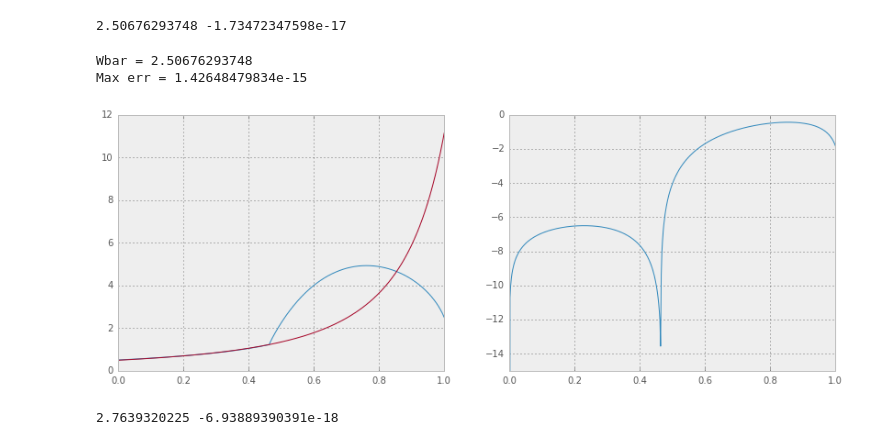
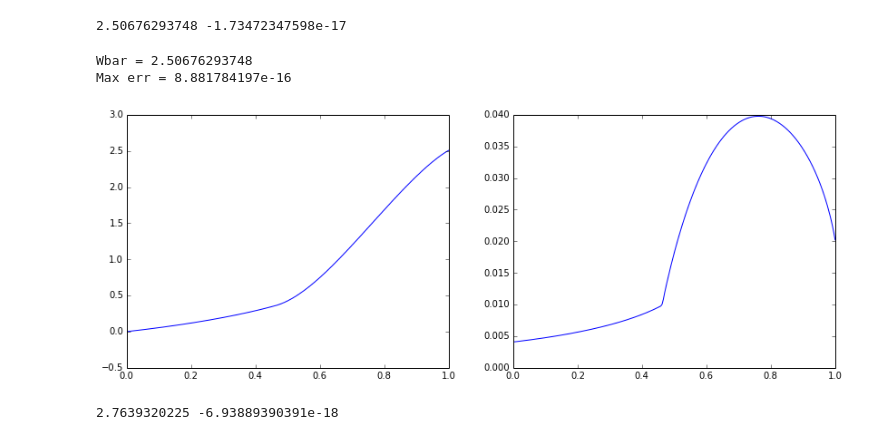
Before and after one commit to iamlemec/meteo, a Jupyter notebook: Meteo.ipynb, the cells around one changed output. Saved outputs shown, nothing was run; the diff lists cells and outputs as text; code cells hidden in the pictures.

```diff
--- a/Meteo.ipynb
+++ b/Meteo.ipynb
@@ -107,7 +107,7 @@ xgrid = (Wbar/(gamma*c))**(1/(gamma-1))*np.ones_like(qgrid)
 
 (t_path,par_path,var_path) = mod_de3.homotopy_bde({"tau":0.0,"g":0.0},{"tau":tau,"g":g},
                                                   {"Wbar":Wbar,"W":[Wgrid,Wpgrid],"x":xgrid},
-                                                  solve=False,output=False,delt=0.1,max_step=1000,max_newton=10)
+                                                  solve=False,output=False,delt=0.05,max_step=1000,max_newton=10)
 
 parf_dict = mod_de3.array_to_dict(par_path[-1],mod_de3.par_info,mod_de3.par_sizes)
 varf_dict = mod_de3.array_to_dict(var_path[-1],mod_de3.var_info,mod_de3.var_sizes)
@@ -116,22 +116,22 @@ varf_dict = mod_de3.array_to_dict(var_path[-1],mod_de3.var_info,mod_de3.var_size
 # %%
 print 'Wbar = {}'.format(Wbar)
 print 'Max err = {}'.format(np.max(np.abs(mod_de3.eval_system(parf_dict,varf_dict))))
 
 grid = mod_de3.arg_info['q']['grid']
 (W_fin,dW_fin) = varf_dict['W']
 x_fin = varf_dict['x']
 
 Ediff = (qgrid/(4*c))*dW_fin**2 - g*grid*dW_fin + (pi*grid-(r-g+tau*(1-grid))*W_fin)
 W_lin = grid*(pi-c*g**2)/(r-g+tau*(1-grid))
 dW_lin = (pi-c*g**2)/(r-g+tau*(1-grid))*(1+grid*tau/(r-g+tau*(1-grid)))
 
 (fig,(ax1,ax2)) = subplots(1,2,figsize=(14,5))
-ax1.plot(grid,dW_fin,grid,dW_lin);
-ax2.plot(grid,np.log(np.abs(W_fin-W_lin))); ax2.set_ylim(-15.0,0.0);
+ax1.plot(grid,W_fin);
+ax2.plot(grid,x_fin);
 # %% [output]
 Wbar = 2.50676293748
-Max err = 1.42648479834e-15
+Max err = 8.881784197e-16
-[figure, old version]
+[figure, new version]
 # %%
 tau = 0.15
 g = 0.01
```
Also changed, not shown: parts of 2 cells of this notebook, 1 other file.
